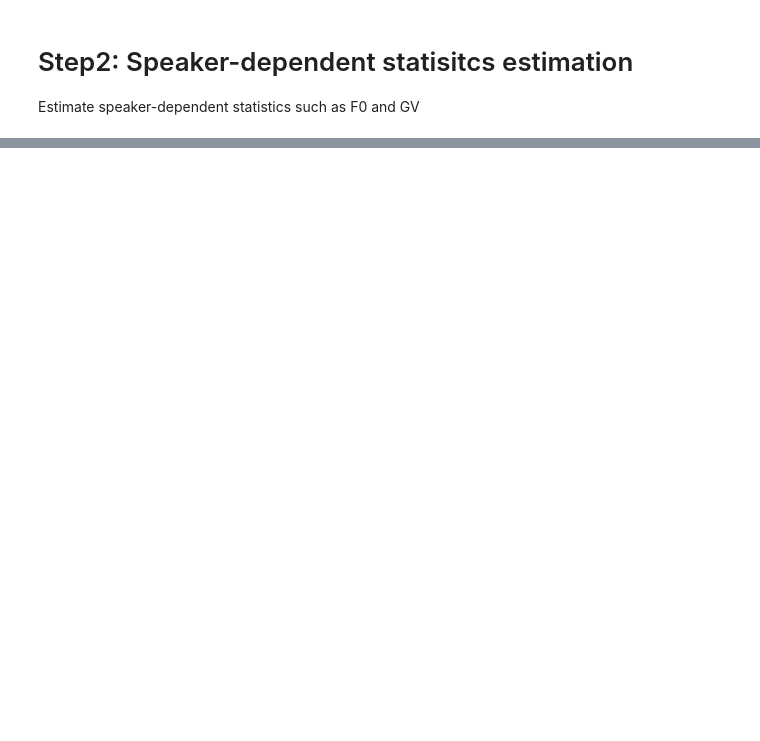
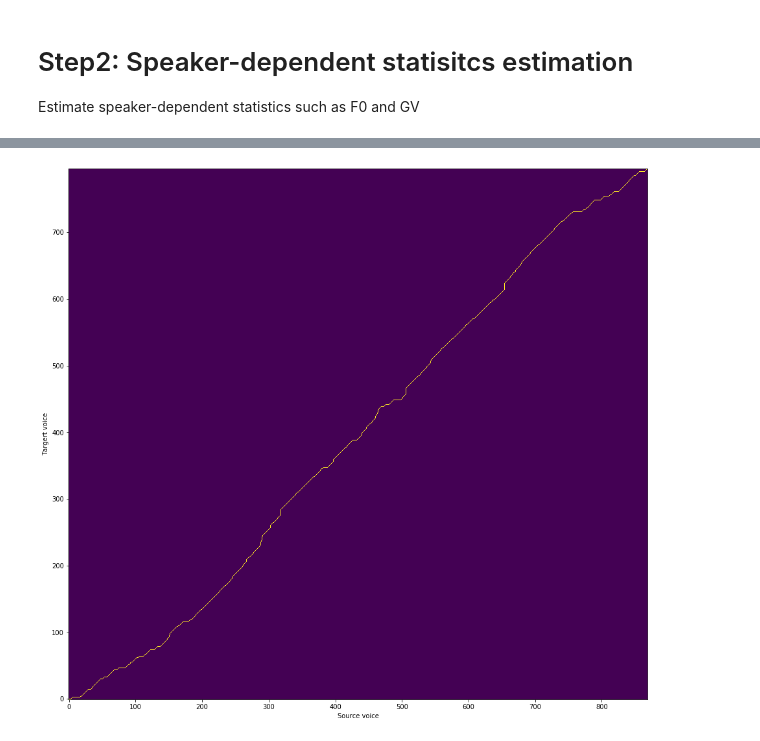
Before and after one commit to kan-bayashi/INTERSPEECH19_TUTORIAL, a Jupyter notebook: demo_sprocket.ipynb, the cells around one changed output, grey strips where cells are left out. Drawn from its saved outputs; the diff is of its cells as text; code cells hidden in the pictures; blank space fills up the shorter version.

```diff
--- a/demo_sprocket.ipynb
+++ b/demo_sprocket.ipynb
@@ -283,0 +502,21 @@ Estimate speaker-dependent statistics such as F0 and GV
+# %%
+import numpy as np
+%matplotlib inline
+import matplotlib.pyplot as plt
+from sprocket.util import HDF5
+
+# read twf from hdf5 file
+h5 = HDF5('data/pair/VCC2SM1-VCC2TF1/twf/it2_10001.h5', 'a')
+twf = h5.read('twf')
+h5.close()
+
+# plot twf
+twf_mat = np.zeros((np.max(twf[1]) + 1, np.max(twf[0]) + 1))
+twf_mat[twf[1], twf[0]] = 1
+plt.figure(figsize=(16, 16))
+plt.xlabel('Source voice')
+plt.ylabel('Targert voice')
+plt.imshow(twf_mat, origin='lower')
+plt.show()
+# %% [output]
+[figure, added]
```
Also changed, not shown: parts of 82 cells of this notebook, 1 other file.
